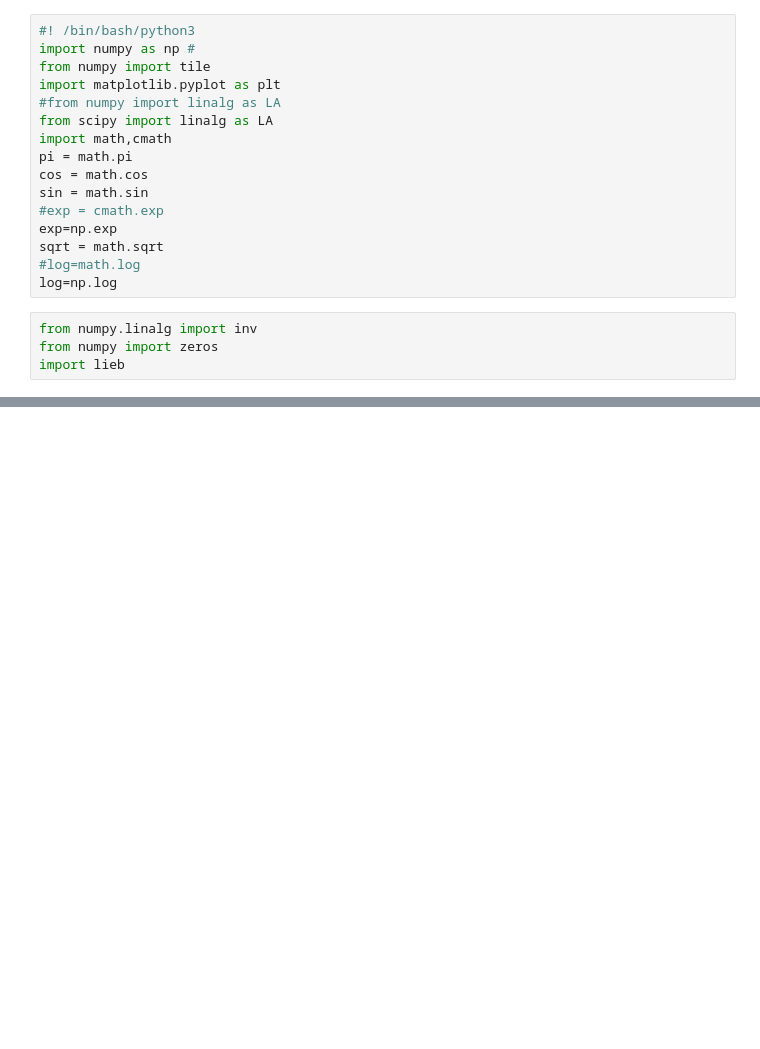
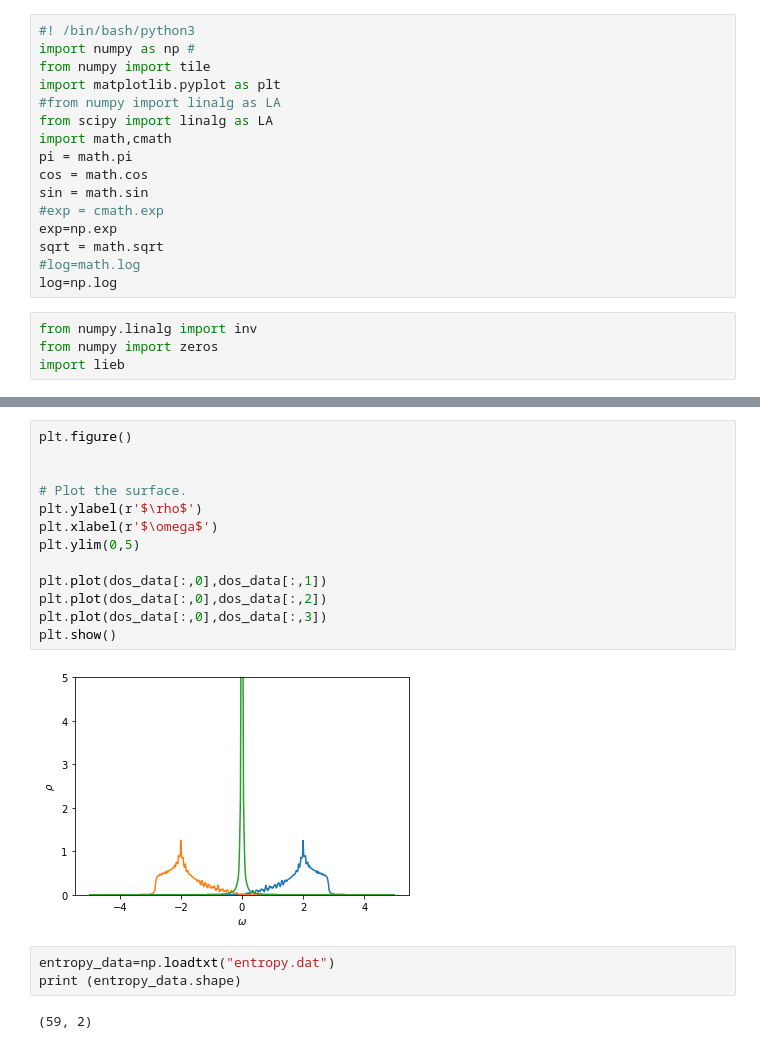
Before and after one commit to kumarjnc/CODE, a Jupyter notebook: main.ipynb, the cells around one changed output, grey strips where cells are left out. Drawn from its saved outputs; the diff is of its cells as text; blank space fills up the shorter version.

```diff
--- a/main.ipynb
+++ b/main.ipynb
@@ -88,0 +104,20 @@ plt.show()
+# %%
+plt.figure()
+
+
+# Plot the surface.
+plt.ylabel(r'$\rho$')
+plt.xlabel(r'$\omega$')
+plt.ylim(0,5)
+
+plt.plot(dos_data[:,0],dos_data[:,1])
+plt.plot(dos_data[:,0],dos_data[:,2])
+plt.plot(dos_data[:,0],dos_data[:,3])
+plt.show()
+# %% [output]
+[figure, added]
+# %%
+entropy_data=np.loadtxt("entropy.dat")
+print (entropy_data.shape)
+# %% [output]
+(59, 2)
```
Also changed, not shown: parts of 9 cells of this notebook, 4 other files.
